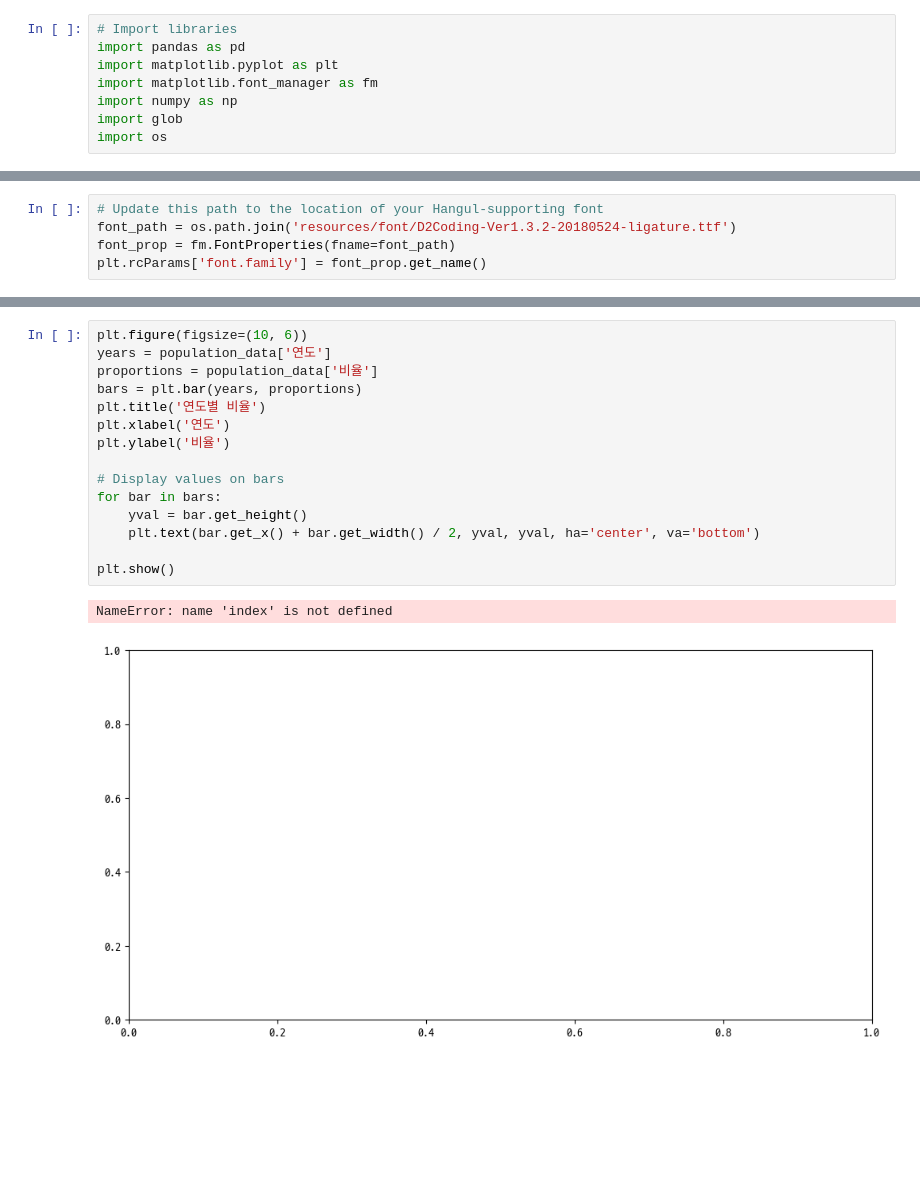
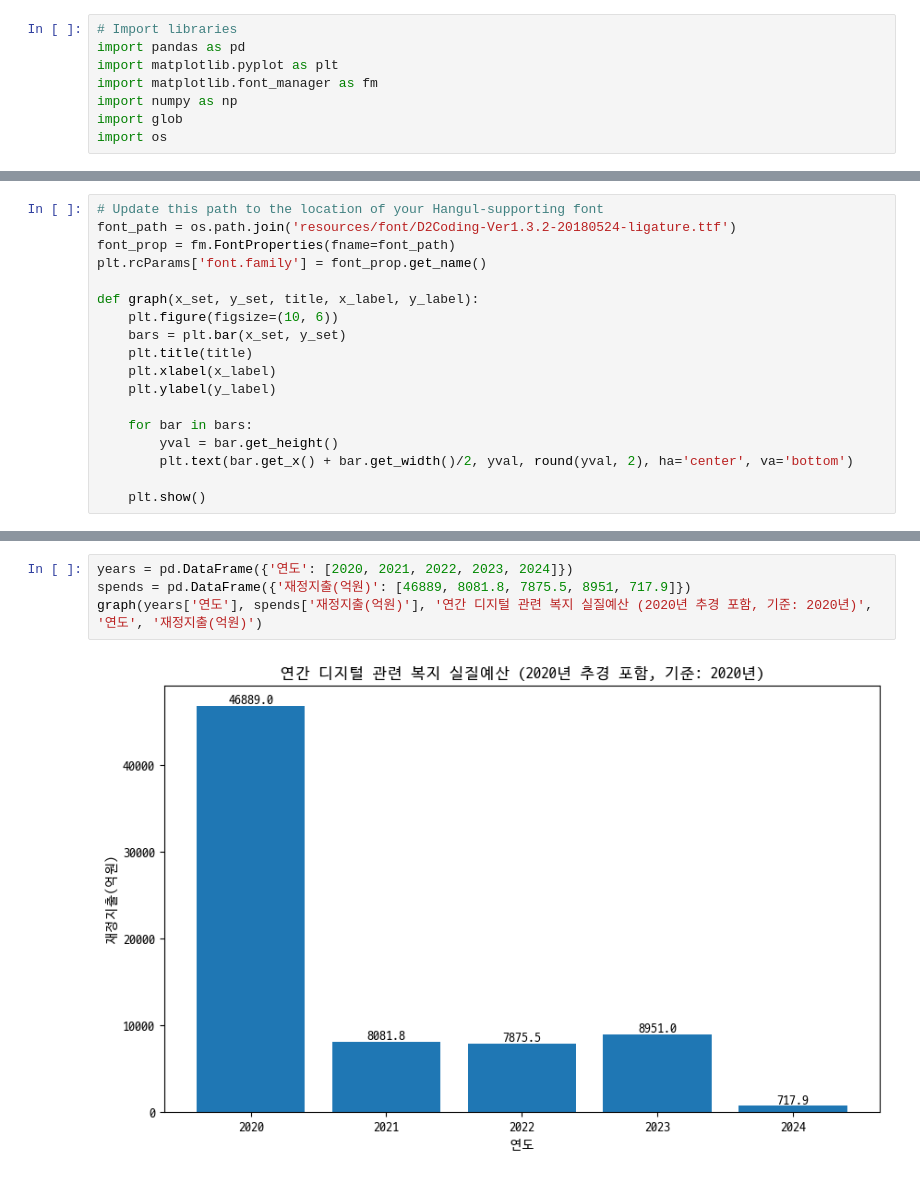
Before and after one commit to dev-zinc/digital_older_class, a Jupyter notebook: simple.ipynb, the cells around one changed output, grey strips where cells are left out. Saved outputs shown, nothing was run; the diff lists cells and outputs as text; blank space fills up the shorter version.

```diff
--- a/simple.ipynb
+++ b/simple.ipynb
@@ -54,4 +57,17 @@ year_data['실질국회확정금액(조원)'] = year_data['국회확정금액(
 font_path = os.path.join('resources/font/D2Coding-Ver1.3.2-20180524-ligature.ttf')
 font_prop = fm.FontProperties(fname=font_path)
 plt.rcParams['font.family'] = font_prop.get_name()
+
+def graph(x_set, y_set, title, x_label, y_label):
+    plt.figure(figsize=(10, 6))
+    bars = plt.bar(x_set, y_set)
+    plt.title(title)
+    plt.xlabel(x_label)
+    plt.ylabel(y_label)
+
+    for bar in bars:
+        yval = bar.get_height()
+        plt.text(bar.get_x() + bar.get_width()/2, yval, round(yval, 2), ha='center', va='bottom')
+
+    plt.show()
 # %%
@@ -113,18 +97,6 @@ plt.ylabel('1인당 실질예산(조원/명)')
 # %%
-plt.figure(figsize=(10, 6))
-years = population_data['연도']
-proportions = population_data['비율']
-bars = plt.bar(years, proportions)
-plt.title('연도별 비율')
-plt.xlabel('연도')
-plt.ylabel('비율')
-
-# Display values on bars
-for bar in bars:
-    yval = bar.get_height()
-    plt.text(bar.get_x() + bar.get_width() / 2, yval, yval, ha='center', va='bottom')
-
-plt.show()
+years = pd.DataFrame({'연도': [2020, 2021, 2022, 2023, 2024]})
+spends = pd.DataFrame({'재정지출(억원)': [46889, 8081.8, 7875.5, 8951, 717.9]})
+graph(years['연도'], spends['재정지출(억원)'], '연간 디지털 관련 복지 실질예산 (2020년 추경 포함, 기준: 2020년)', '연도', '재정지출(억원)')
 # %% [output]
-NameError: name 'index' is not defined
-[figure, old version]
+[figure, new version]
```
Also changed, not shown: parts of 6 cells of this notebook.
